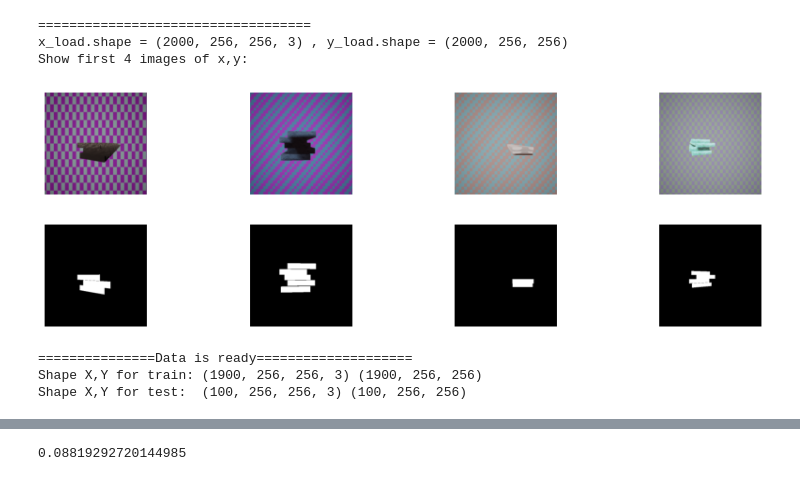
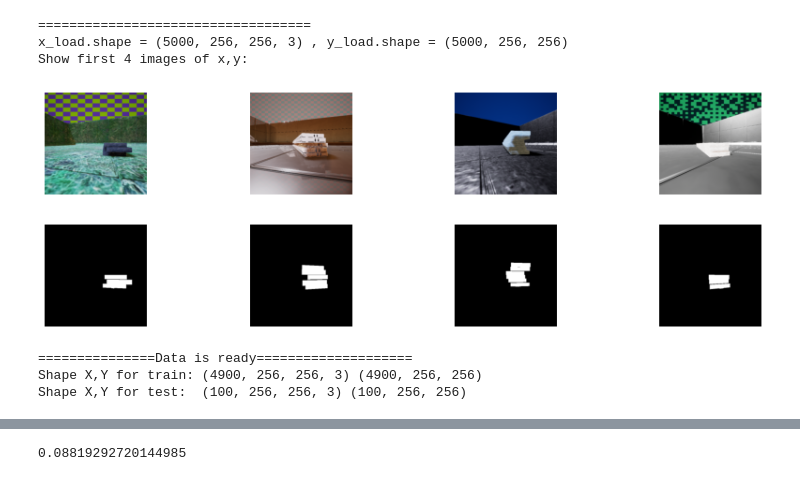
Before and after one commit to tunmustard/features_extractions, a Jupyter notebook: projects/billid/main_billid_256x256_t22_unet.ipynb, the cells around one changed output, grey strips where cells are left out. Saved outputs shown, nothing was run; the diff lists cells and outputs as text; code cells hidden in the pictures.

```diff
--- a/projects/billid/main_billid_256x256_t22_unet.ipynb
+++ b/projects/billid/main_billid_256x256_t22_unet.ipynb
@@ -25,25 +27,25 @@ from featexlib import Debug as dbug
 from featexlib import *
 # %%
 ###Load data
-x_load, y_load = Image_generator.load_data(save_dir = "../../Data/billid/training_data/", name="ndds_256x256_2000")
+x_load, y_load = Image_generator.load_data(save_dir = "../../Data/billid/training_data/", name="ndds_256x256_5000")
 
 print("===================================")
 
 #Show some result images
 print('x_load.shape =',x_load.shape,',', 'y_load.shape =',y_load.shape)
 print("Show first 4 images of x,y:")
 dbug.show_images_list(x_load[:4], col_number = 4)
 dbug.show_images_list(y_load[:4], col_number = 4)
 # %% [output]
 ===================================
-x_load.shape = (2000, 256, 256, 3) , y_load.shape = (2000, 256, 256)
+x_load.shape = (5000, 256, 256, 3) , y_load.shape = (5000, 256, 256)
 Show first 4 images of x,y:
-[figure, old version]
+[figure, new version]
-[figure, old version]
+[figure, new version]
 # %%
 ###Split data to test and train
 n_offset = 0
-n_train = 1900
+n_train = 4900
 n_test = 100
 pic_h = x_load.shape[1]
 pic_w = x_load.shape[2]
@@ -62,7 +64,7 @@ print("Shape X,Y for test: ",x_test.shape,y_test.shape)
 del x_load, y_load
 # %% [output]
 ===============Data is ready====================
-Shape X,Y for train: (1900, 256, 256, 3) (1900, 256, 256)
+Shape X,Y for train: (4900, 256, 256, 3) (4900, 256, 256)
 Shape X,Y for test:  (100, 256, 256, 3) (100, 256, 256)
 # %%
 ###Reshape and then rescale dataset
```
Also changed, not shown: parts of 17 cells of this notebook, 2 other files.
